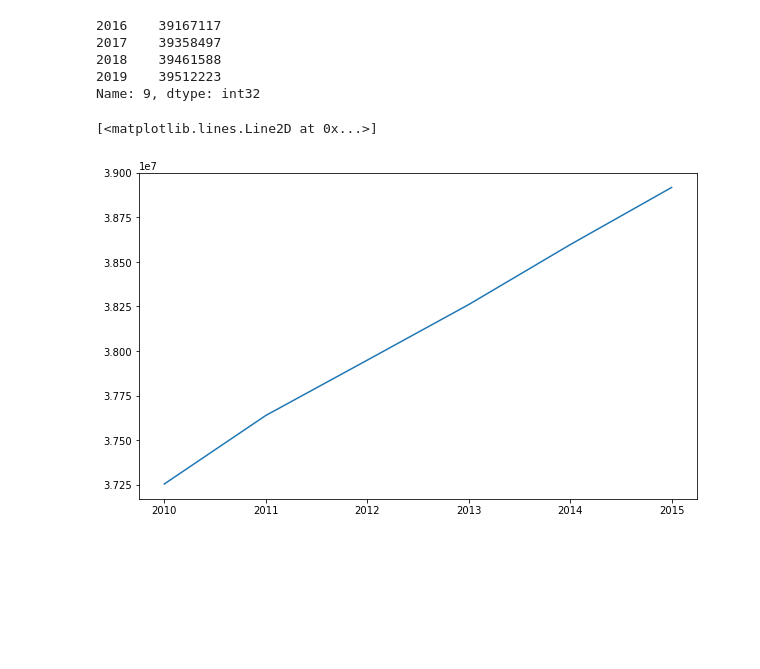
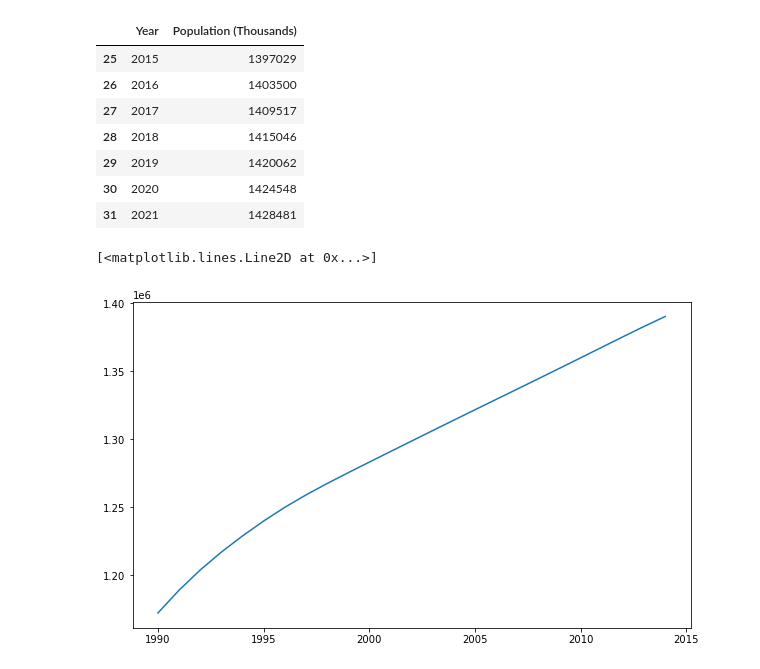
Before and after one commit to dkristek/UN_Country_Population_Growth, a Jupyter notebook: Provisional_MLmodel.ipynb, the cells around one changed output. Saved outputs shown, nothing was run; the diff lists cells and outputs as text; code cells hidden in the pictures; blank space fills up the shorter version.

```diff
--- a/Provisional_MLmodel.ipynb
+++ b/Provisional_MLmodel.ipynb
@@ -23,0 +45,3 @@ census_df.head()
+# %%
+#connect to database
+conn = connect(param_dic)
@@ -24,3 +51,3 @@ census_df.head()
 # %%
-#drop unneeded columns
-census_df = census_df.iloc[:, 4:17]
+#create cursor object
+cursor = conn.cursor()
@@ -73,0 +58,4 @@ california_df = california_df.astype(int)
+# %%
+#print result of query
+china_df = pd.DataFrame(cursor.fetchall(), columns=['Year', 'Population (Thousands)'])
+china_df
@@ -74,22 +80,27 @@ california_df = california_df.astype(int)
 # %%
 #train test split
 #lets do 6 years of training 4 of test
-training_data = california_df[0:6]
+training_data = china_df[0:25]
 
-test_data = california_df[6:]
+test_data = china_df[25:]
 test_data
 # %% [output]
-2016    39167117
-2017    39358497
-2018    39461588
-2019    39512223
-Name: 9, dtype: int32
+|  | Year | Population (Thousands) |
+| 25 | 2015 | 1397029 |
+| 26 | 2016 | 1403500 |
+| 27 | 2017 | 1409517 |
+| 28 | 2018 | 1415046 |
+| 29 | 2019 | 1420062 |
+| 30 | 2020 | 1424548 |
+| 31 | 2021 | 1428481 |
 # %%
 #EDF
 # %%
-plt.plot(training_data)
+X_training=training_data['Year'].astype('int32')
+y_training= training_data['Population (Thousands)'].astype('int32')
+plt.plot(X_training,y_training)
 # %% [output]
 [<matplotlib.lines.Line2D at 0x...>]
-[figure, old version]
+[figure, new version]
 # %%
 #auto correlation
```
Also changed, not shown: parts of 23 cells of this notebook, 2 other files.
